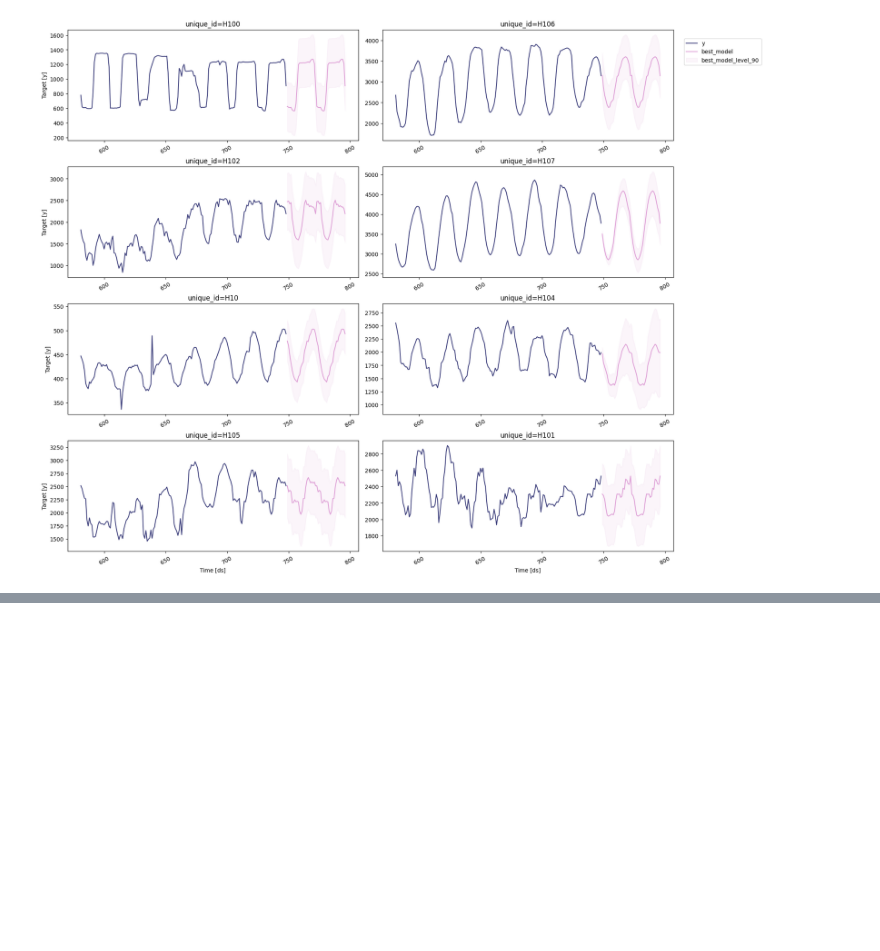
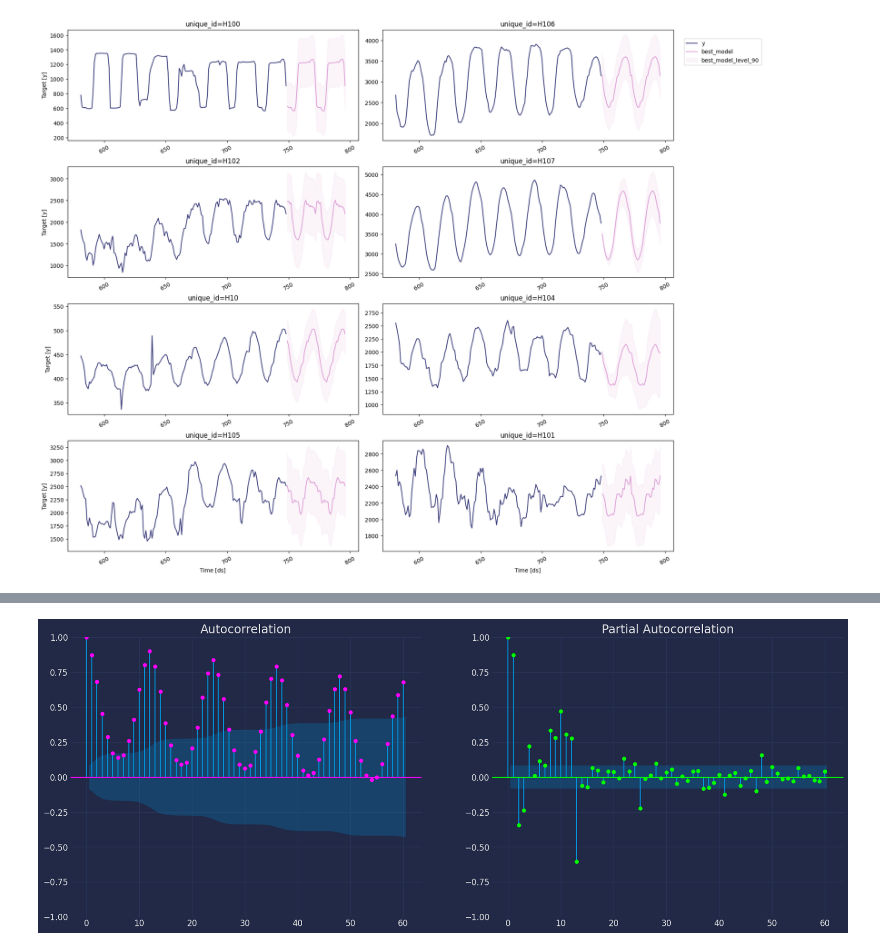
Before and after one commit to DavidGuzzi/TSA, a Jupyter notebook: Nixtla/SF.ipynb, the cells around one changed output, grey strips where cells are left out. Cells and saved outputs as stored; diff of their text form; code cells hidden in the pictures; blank space fills up the shorter version.

```diff
--- a/Nixtla/SF.ipynb
+++ b/Nixtla/SF.ipynb
@@ -239,0 +395,12 @@ sf.plot(Y_df, prod_forecasts_df, level=[90])
+# %%
+fig, axs = plt.subplots(nrows=1, ncols=2)
+
+plot_acf(df["y"],  lags=60, ax=axs[0],color="fuchsia")
+axs[0].set_title("Autocorrelation");
+
+plot_pacf(df["y"],  lags=60, ax=axs[1],color="lime")
+axs[1].set_title('Partial Autocorrelation')
+
+plt.show();
+# %% [output]
+[figure, added]
```
Also changed, not shown: parts of 36 cells of this notebook, 2 other files.
